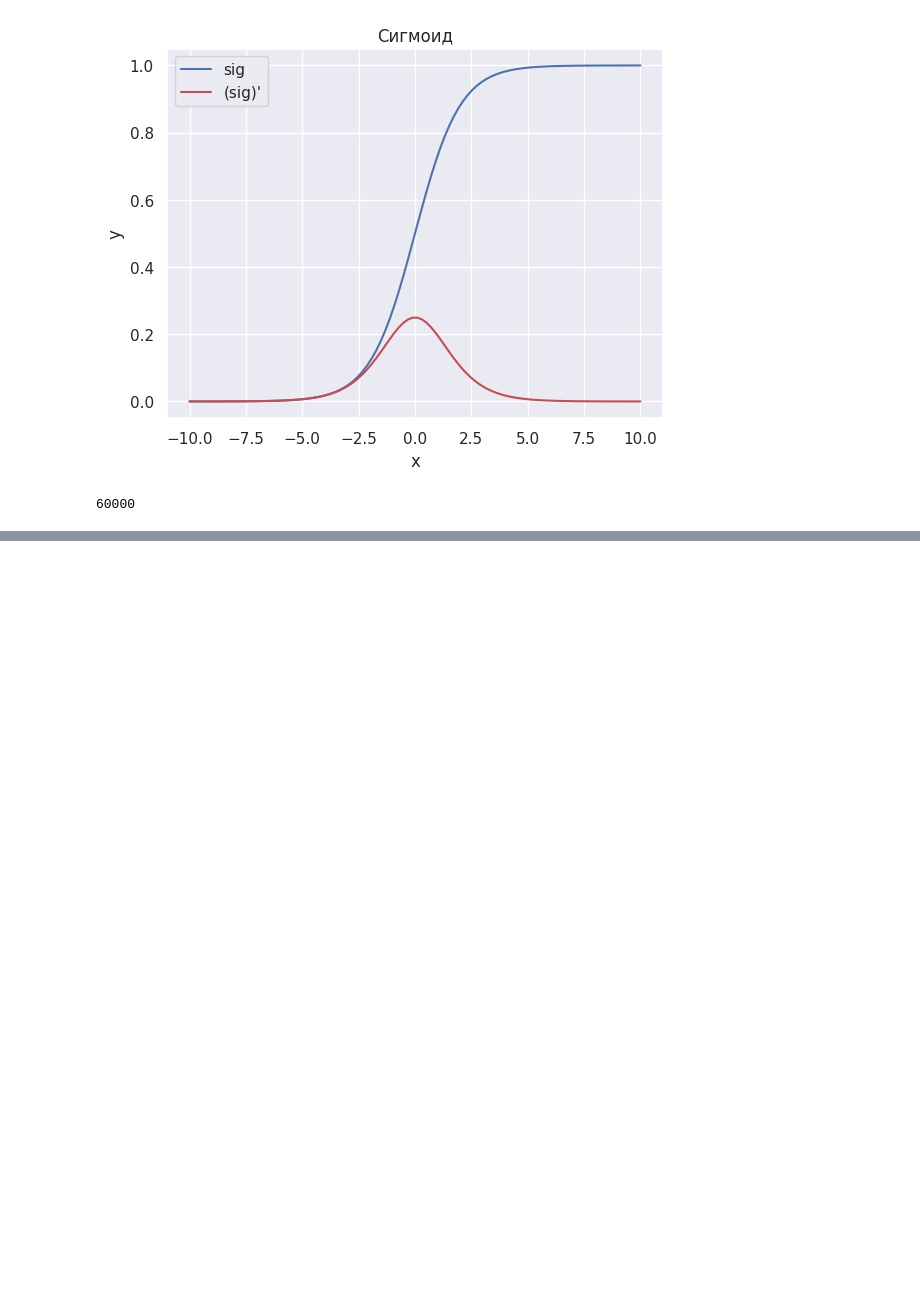
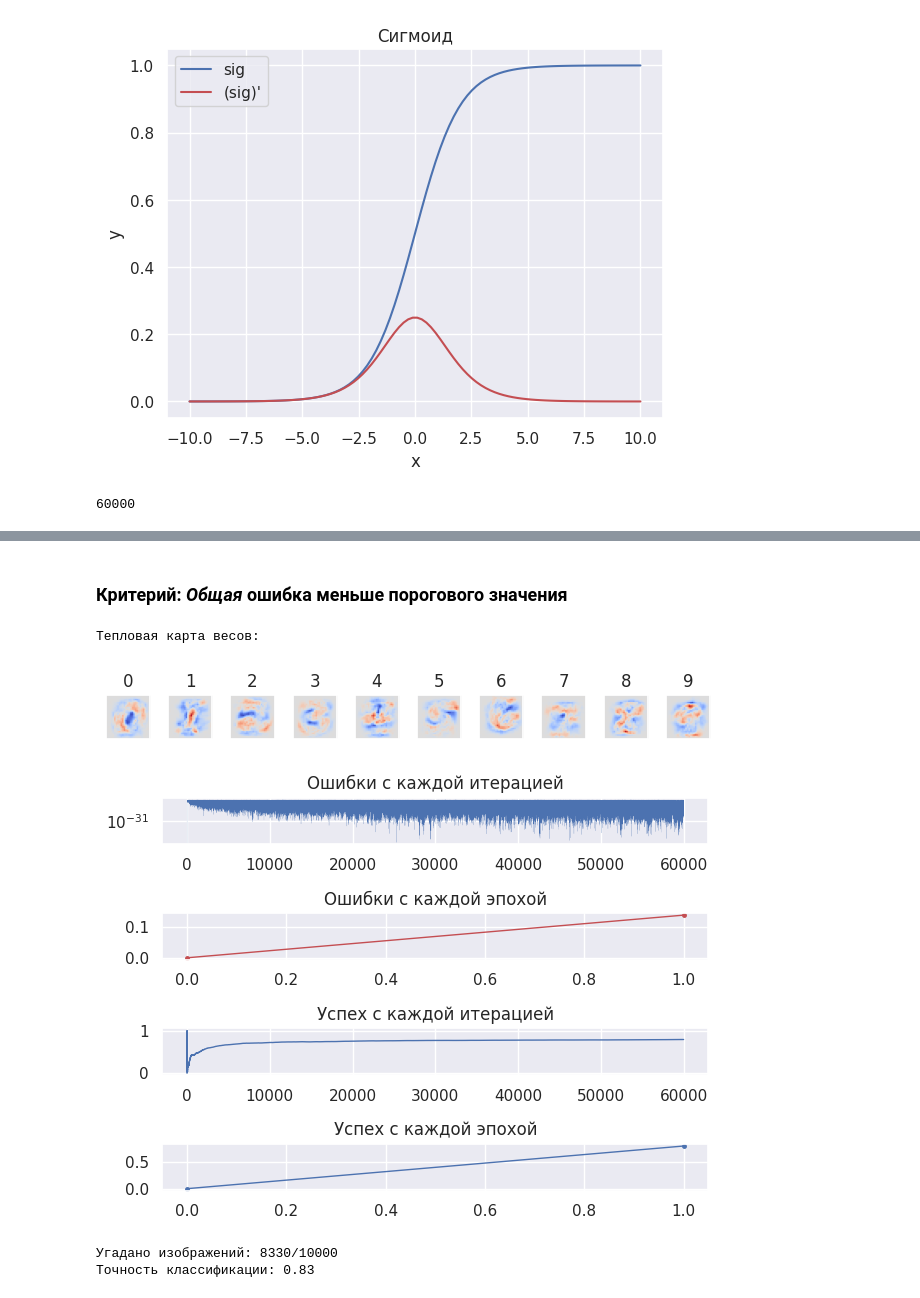
Before and after one commit to d1agnozzz/nn_lab_2, a Jupyter notebook: main.ipynb, the cells around one changed output, grey strips where cells are left out. Cells and saved outputs as stored; diff of their text form; code cells hidden in the pictures; blank space fills up the shorter version.

```diff
--- a/main.ipynb
+++ b/main.ipynb
@@ -318,0 +457,13 @@ array([[ 1,  2,  3,  4],
+# %% [markdown]
+### Критерий: *Общая* ошибка меньше порогового значения
+# %%
+loss_current = PerceptronGradDesсend()
+
+loss_current.train_loss_total(1, 0.5, train_images/255, train_labels)
+loss_current.test(test_images/255, test_labels)
+# %% [output]
+Тепловая карта весов:
+[figure, added]
+[figure, added]
+Угадано изображений: 8330/10000
+Точность классификации: 0.83
```
Also changed, not shown: parts of 33 cells of this notebook.
